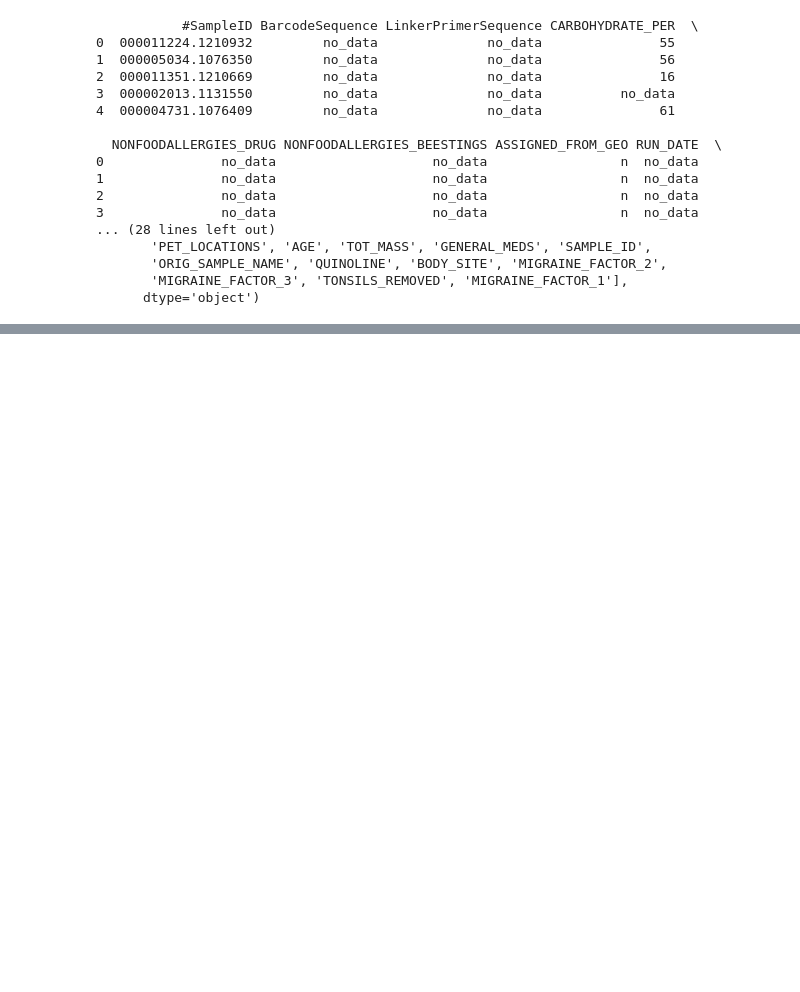
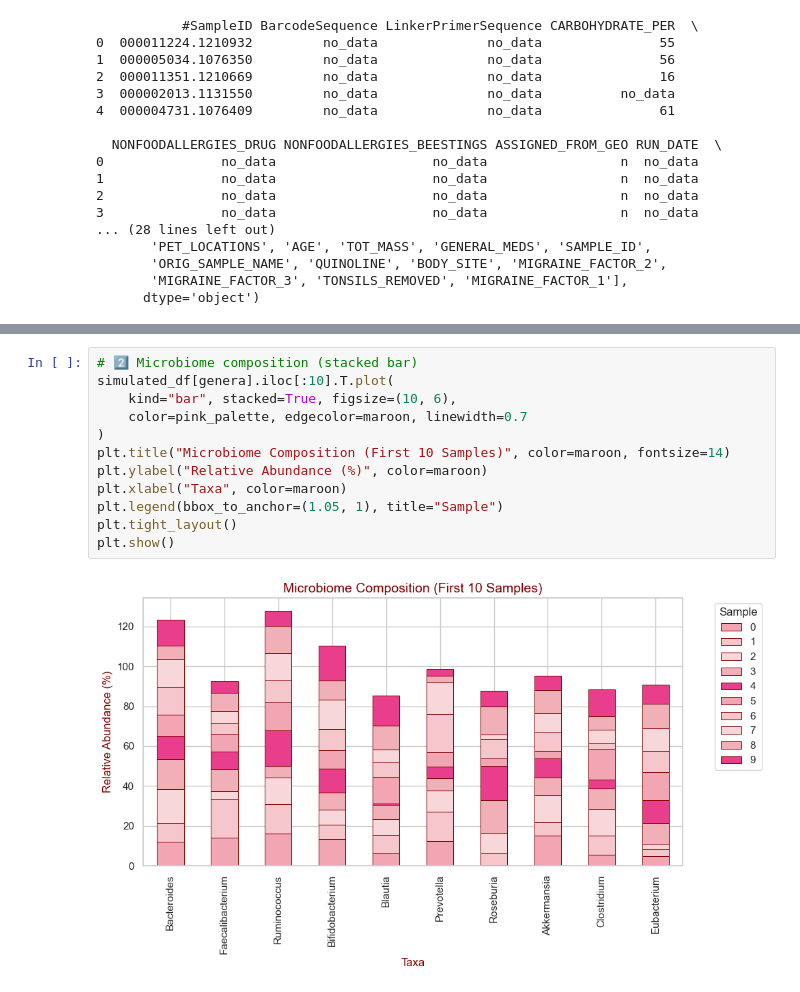
Before and after one commit to mariaponomarova/ML_project, a Jupyter notebook: data.ipynb, the cells around one changed output, grey strips where cells are left out. Drawn from its saved outputs; the diff is of its cells as text; blank space fills up the shorter version.

```diff
--- a/data.ipynb
+++ b/data.ipynb
@@ -109,0 +142,14 @@ for i in range(5):
+# %%
+# 2️⃣ Microbiome composition (stacked bar)
+simulated_df[genera].iloc[:10].T.plot(
+    kind="bar", stacked=True, figsize=(10, 6),
+    color=pink_palette, edgecolor=maroon, linewidth=0.7
+)
+plt.title("Microbiome Composition (First 10 Samples)", color=maroon, fontsize=14)
+plt.ylabel("Relative Abundance (%)", color=maroon)
+plt.xlabel("Taxa", color=maroon)
+plt.legend(bbox_to_anchor=(1.05, 1), title="Sample")
+plt.tight_layout()
+plt.show()
+# %% [output]
+[figure, added]
```
Also changed, not shown: parts of 13 cells of this notebook.
